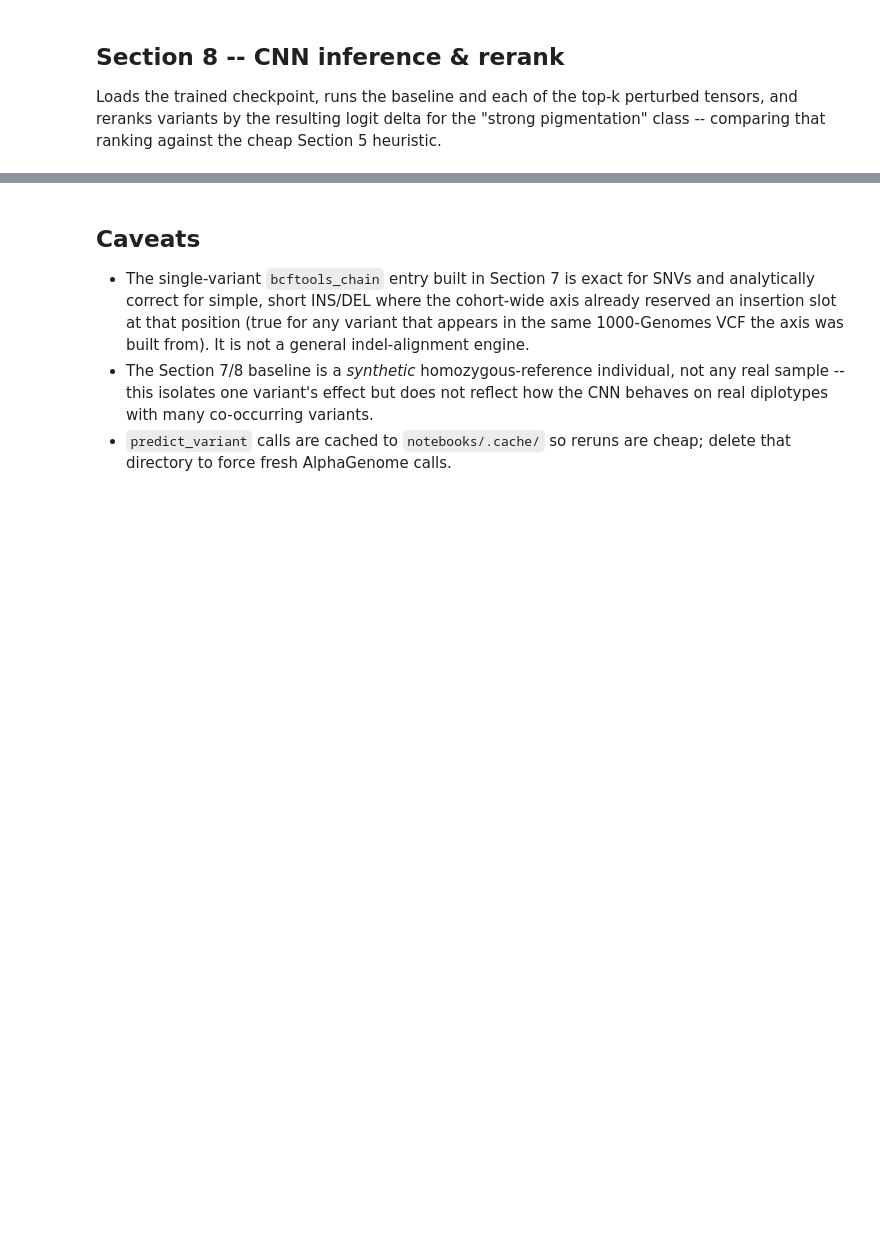
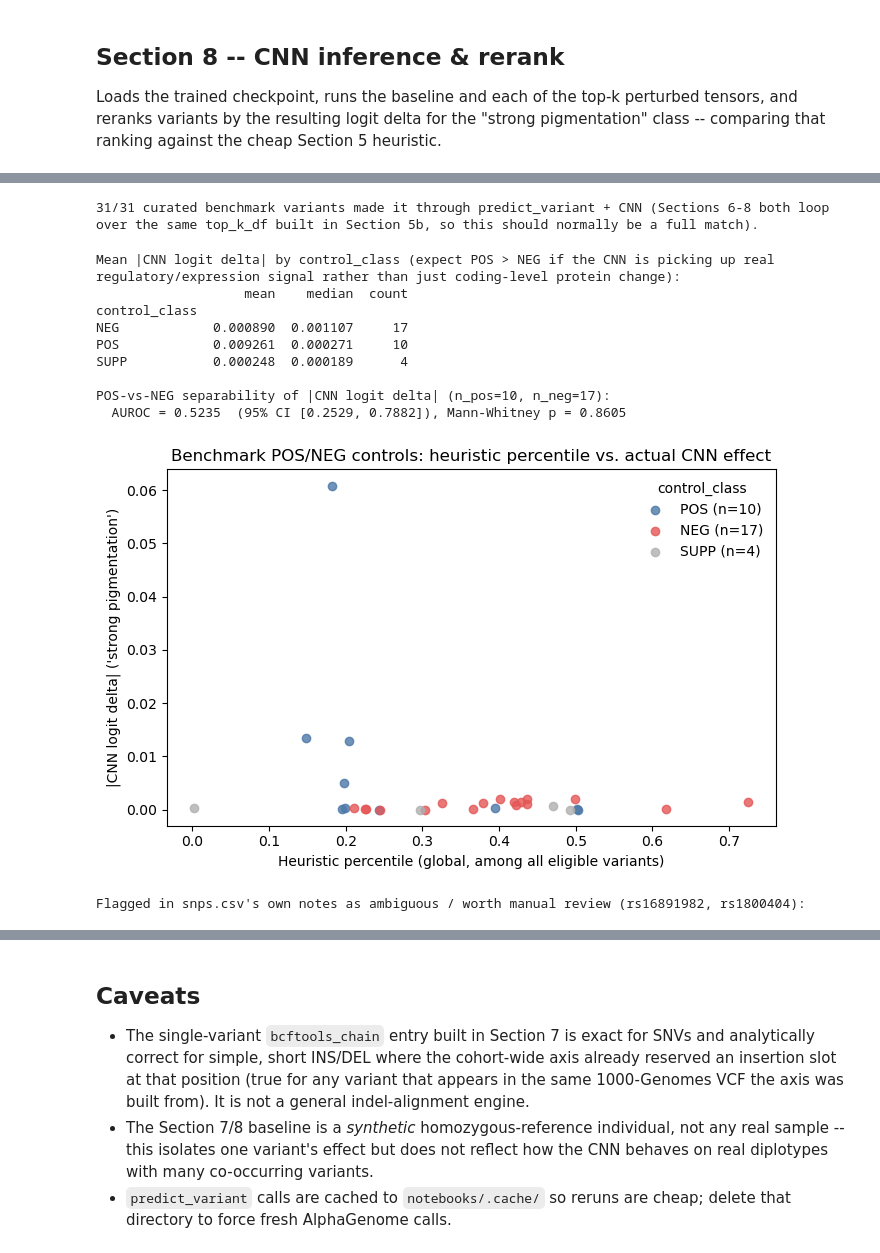
Before and after one commit to albertodesouza/genomics, a Jupyter notebook: notebooks/pigmentation_alphagenome_cnn_variant_scoring.ipynb, the cells around one changed output, grey strips where cells are left out. Cells and saved outputs as stored; diff of their text form; code cells hidden in the pictures; blank space fills up the shorter version.

```diff
--- a/notebooks/pigmentation_alphagenome_cnn_variant_scoring.ipynb
+++ b/notebooks/pigmentation_alphagenome_cnn_variant_scoring.ipynb
@@ -1080,0 +1376,70 @@ if TRAINING_READY:
+# %%
+if TRAINING_READY:
+    benchmark_results_df = cnn_rerank_df.merge(
+        scored_df.loc[scored_df["is_benchmark"], ["gene", "chrom", "pos", "ref", "alt", "rsid",
+                                                     "control_class", "expected_rnaseq_signal",
+                                                     "consequence", "notes", "heuristic_percentile_global"]],
+        on=["gene", "chrom", "pos", "ref", "alt"],
+        how="inner",
+    ).sort_values("cnn_abs_logit_delta", ascending=False).reset_index(drop=True)
+
+    print(f"{len(benchmark_results_df)}/{len(benchmark_annotations)} curated benchmark variants made it "
+          f"through predict_variant + CNN (Sections 6-8 both loop over the same top_k_df built in Section "
+          f"5b, so this should normally be a full match).")
+    benchmark_results_df[
+        ["rsid", "gene", "chrom", "pos", "control_class", "expected_rnaseq_signal",
+         "cnn_logit_delta", "cnn_abs_logit_delta", "heuristic_percentile_global", "notes"]
+    ]
+# %% [output]
+31/31 curated benchmark variants made it through predict_variant + CNN (Sections 6-8 both loop over the same top_k_df built in Section 5b, so this should normally be a full match).
+# %%
+if TRAINING_READY:
+    summary = benchmark_results_df.groupby("control_class")["cnn_abs_logit_delta"].agg(["mean", "median", "count"])
+    print("Mean |CNN logit delta| by control_class (expect POS > NEG if the CNN is picking up real "
+          "regulatory/expression signal rather than just coding-level protein change):")
+    print(summary)
+
+    from genomics.core.metrics import bootstrap_auc_ci
+
+    # Primary validation metric for this pipeline: AUROC of |cnn_logit_delta| treating POS=1/NEG=0
+    # (SUPP excluded -- not confidently POS or NEG). Equivalent to the Mann-Whitney U statistic
+    # rescaled to [0, 1]; 0.5 is chance, 1.0 is perfect separation of regulatory (POS) from
+    # coding-only (NEG) literature controls. Bootstrap CI + MWU p-value included since n is small.
+    pos_neg_df = benchmark_results_df[benchmark_results_df["control_class"].isin(["POS", "NEG"])].copy()
+    y_true_pos_neg = (pos_neg_df["control_class"] == "POS").astype(int)
+    cnn_auc = bootstrap_auc_ci(y_true_pos_neg, pos_neg_df["cnn_abs_logit_delta"], n_bootstrap=2000, seed=13)
+    print(f"\nPOS-vs-NEG separability of |CNN logit delta| (n_pos={cnn_auc['n_pos']}, n_neg={cnn_auc['n_neg']}):")
+    print(f"  AUROC = {cnn_auc['auc']:.4f}  (95% CI [{cnn_auc['low']:.4f}, {cnn_auc['high']:.4f}])"
+          + (f", Mann-Whitney p = {cnn_auc['p_value']:.4g}" if cnn_auc["p_value"] is not None else ""))
+
+    CONTROL_CLASS_COLORS = {"POS": "#4C78A8", "NEG": "#E45756", "SUPP": "#B0B0B0"}
+    fig, ax = plt.subplots(figsize=(7, 4.5))
+    for control_class, color in CONTROL_CLASS_COLORS.items():
+        subset = benchmark_results_df[benchmark_results_df["control_class"] == control_class]
+        if len(subset):
+            ax.scatter(subset["heuristic_percentile_global"], subset["cnn_abs_logit_delta"],
+                       label=f"{control_class} (n={len(subset)})", color=color, alpha=0.8)
+    ax.set_xlabel("Heuristic percentile (global, among all eligible variants)")
+    ax.set_ylabel("|CNN logit delta| ('strong pigmentation')")
+    ax.set_title("Benchmark POS/NEG controls: heuristic percentile vs. actual CNN effect")
+    ax.legend(frameon=False, title="control_class")
+    fig.tight_layout()
+    plt.show()
+
+    watch_list = ["rs16891982", "rs1800404"]
+    print(f"\nFlagged in snps.csv's own notes as ambiguous / worth manual review ({', '.join(watch_list)}):")
+    benchmark_results_df[benchmark_results_df["rsid"].isin(watch_list)][
+        ["rsid", "gene", "control_class", "expected_rnaseq_signal", "cnn_logit_delta", "notes"]
+    ]
+# %% [output]
+Mean |CNN logit delta| by control_class (expect POS > NEG if the CNN is picking up real regulatory/expression signal rather than just coding-level protein change):
+                   mean    median  count
+control_class
+NEG            0.000890  0.001107     17
+POS            0.009261  0.000271     10
+SUPP           0.000248  0.000189      4
+
+POS-vs-NEG separability of |CNN logit delta| (n_pos=10, n_neg=17):
+  AUROC = 0.5235  (95% CI [0.2529, 0.7882]), Mann-Whitney p = 0.8605
+[figure, added]
+Flagged in snps.csv's own notes as ambiguous / worth manual review (rs16891982, rs1800404):
```
Also changed, not shown: parts of 32 cells of this notebook, 11 other files.
